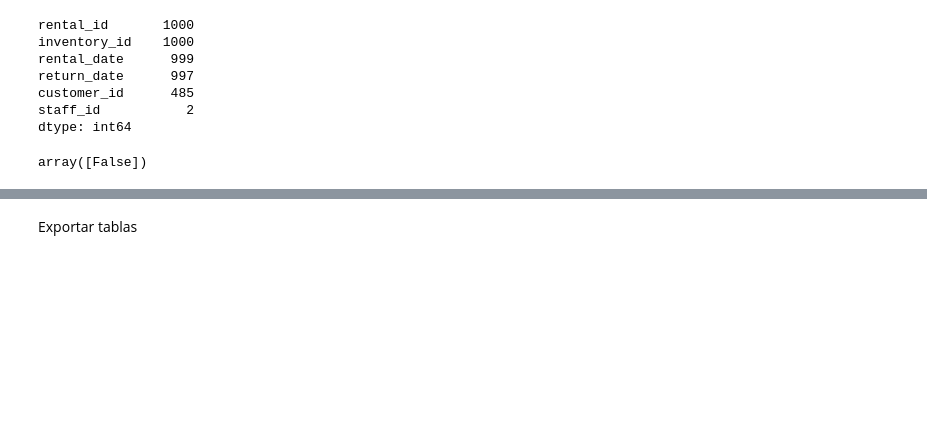
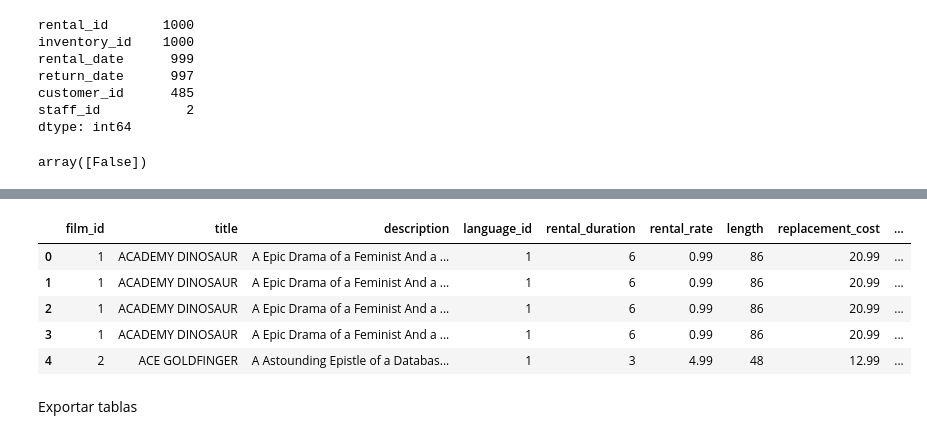
Before and after one commit to Anton-Utray/Project_SQL, a Jupyter notebook: SRC/Data cleaning.ipynb, the cells around one changed output, grey strips where cells are left out. Drawn from its saved outputs; the diff is of its cells as text; code cells hidden in the pictures; blank space fills up the shorter version.

```diff
--- a/SRC/Data cleaning.ipynb
+++ b/SRC/Data cleaning.ipynb
@@ -315,0 +357,13 @@ array([False])
+# %%
+film_cat = film_cat.drop_duplicates()
+film_cat = film_cat.fillna(0)
+#film_cat = film_cat[~film_cat[['title', 'full_name']].duplicated()]
+# %%
+film_cat.head()
+# %% [output]
+|  | film_id | title | description | language_id | rental_duration | rental_rate | length | replacement_cost | ... |
+| 0 | 1 | ACADEMY DINOSAUR | A Epic Drama of a Feminist And a ... | 1 | 6 | 0.99 | 86 | 20.99 | ... |
+| 1 | 1 | ACADEMY DINOSAUR | A Epic Drama of a Feminist And a ... | 1 | 6 | 0.99 | 86 | 20.99 | ... |
+| 2 | 1 | ACADEMY DINOSAUR | A Epic Drama of a Feminist And a ... | 1 | 6 | 0.99 | 86 | 20.99 | ... |
+| 3 | 1 | ACADEMY DINOSAUR | A Epic Drama of a Feminist And a ... | 1 | 6 | 0.99 | 86 | 20.99 | ... |
+| 4 | 2 | ACE GOLDFINGER | A Astounding Epistle of a Databas... | 1 | 3 | 4.99 | 48 | 12.99 | ... |
```
Also changed, not shown: parts of 15 cells of this notebook.
